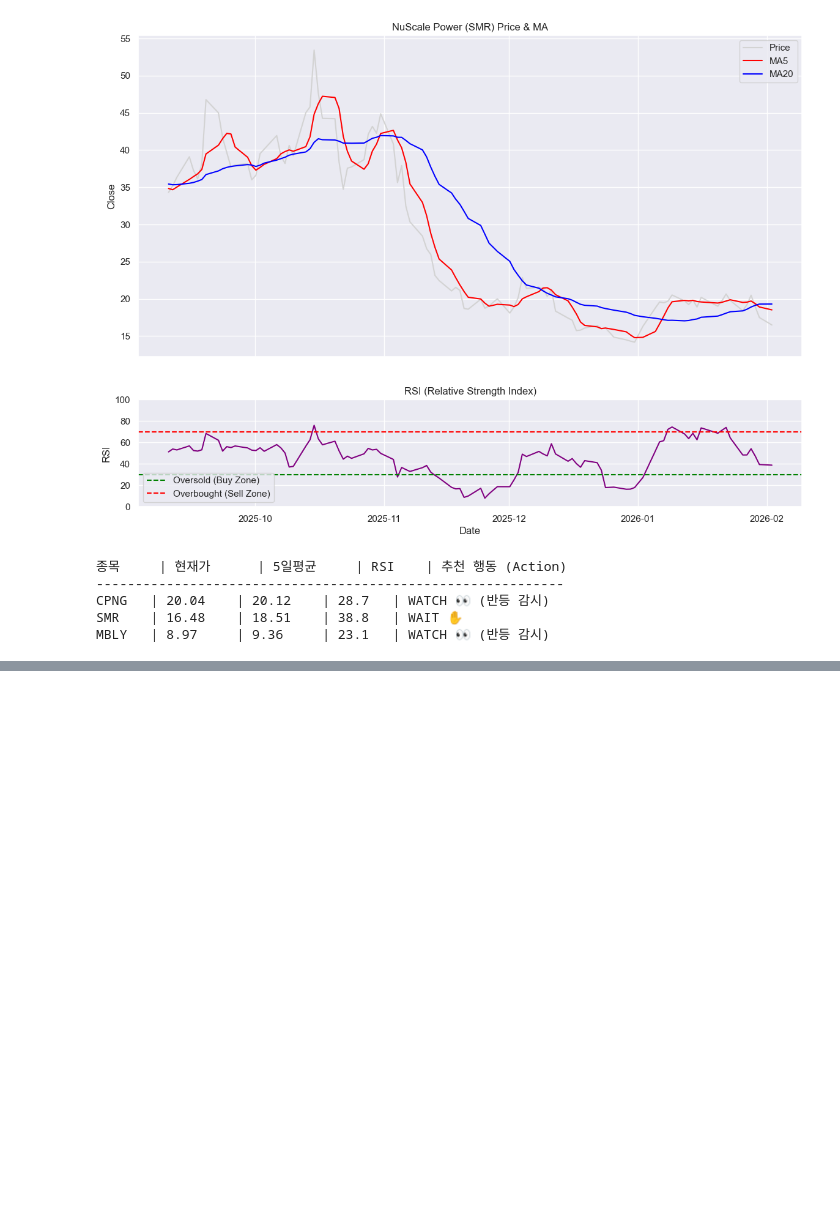
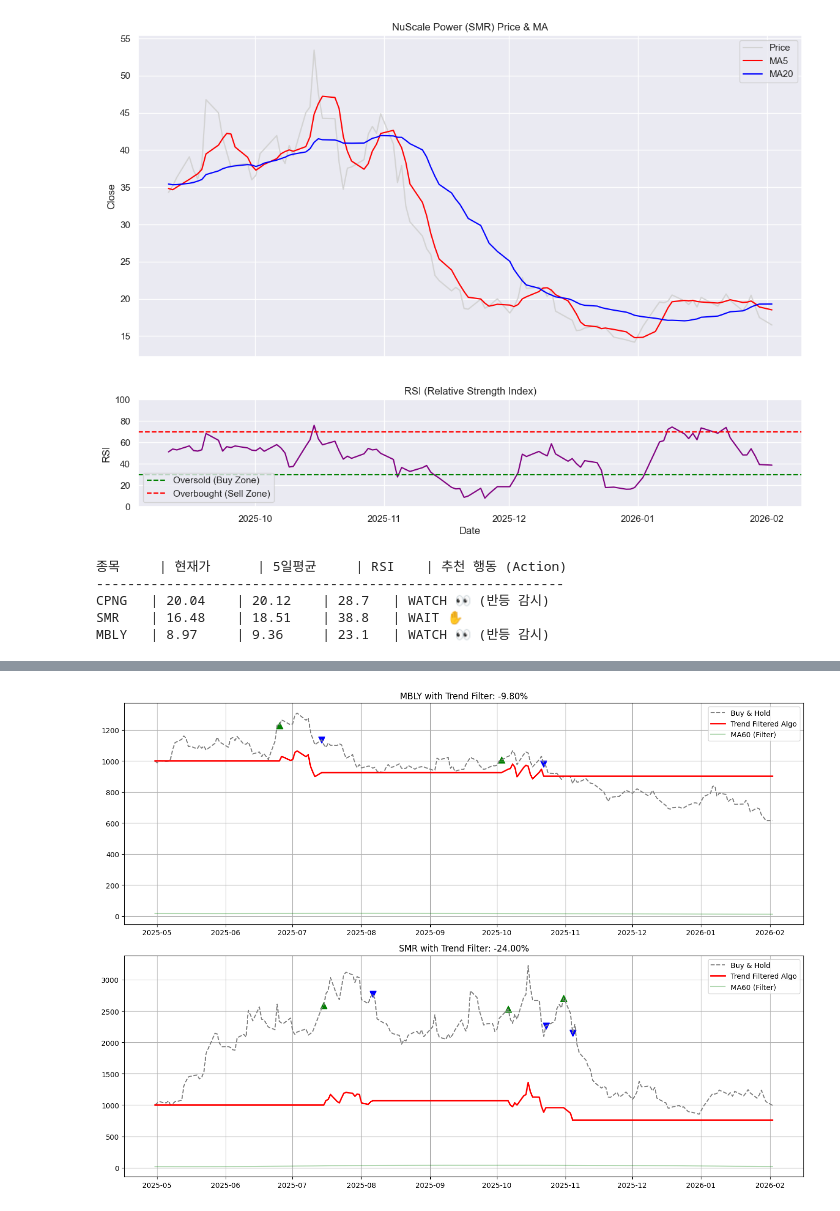
Before and after one commit to DaeHeon-Kim/quant_project, a Jupyter notebook: analysis.ipynb, the cells around one changed output, grey strips where cells are left out. Drawn from its saved outputs; the diff is of its cells as text; code cells hidden in the pictures; blank space fills up the shorter version.

```diff
--- a/analysis.ipynb
+++ b/analysis.ipynb
@@ -236,0 +655,92 @@ MBLY   | 8.97     | 9.36     | 23.1   | WATCH 👀 (반등 감시)
+# %%
+import pandas as pd
+import numpy as np
+import matplotlib.pyplot as plt
+import os
+
+# 손실이 컸던 두 종목 테스트
+tickers = ['MBLY', 'SMR']
+
+plt.figure(figsize=(14, 10))
+
+for idx, ticker in enumerate(tickers):
+    file_path = f'stock_db/{ticker}.csv'
+
+    if os.path.exists(file_path):
+        df = pd.read_csv(file_path)
+        df['Date'] = pd.to_datetime(df['Date'], utc=True)
+        df.set_index('Date', inplace=True)
+        df.sort_index(inplace=True)
+
+        # 1. 이동평균선 계산 (5일, 20일, 60일)
+        df['MA5'] = df['Close'].rolling(window=5).mean()
+        df['MA20'] = df['Close'].rolling(window=20).mean()
+        df['MA60'] = df['Close'].rolling(window=60).mean() # 장기 추세선
+
+        # 2. 백테스팅
+        capital = 1000.0
+        shares = 0
+        position = False
+
+        buy_signals = []
+        sell_signals = []
+        portfolio_value = []
+
+        # 60일선이 생기는 시점부터 시작
+        start_idx = 60
+
+        for i in range(start_idx, len(df)):
+            today = df.iloc[i]
+            yesterday = df.iloc[i-1]
+
+            price = today['Close']
+            date = df.index[i]
+
+            # 골든크로스 & 데드크로스 확인
+            golden_cross = (yesterday['MA5'] < yesterday['MA20']) and (today['MA5'] > today['MA20'])
+            dead_cross = (yesterday['MA5'] > yesterday['MA20']) and (today['MA5'] < today['MA20'])
+
+            # [핵심 수정] 매수 필터 추가: 현재가가 60일선보다 높아야 함! (상승장일 때만)
+            trend_filter = price > today['MA60']
+
+            if not position and golden_cross and trend_filter:
+                shares = capital / price
+                capital = 0
+                position = True
+                buy_signals.append((date, price))
+
+            elif position and dead_cross:
+                capital = shares * price
+                shares = 0
+                position = False
+                sell_signals.append((date, price))
+
+            current_val = capital + (shares * price)
+            portfolio_value.append(current_val)
+
+        # 3. 결과 그리기
+        ax = plt.subplot(2, 1, idx+1)
+        initial_price = df['Close'].iloc[start_idx]
+        buy_hold = (df['Close'].iloc[start_idx:] / initial_price) * 1000
+
+        ax.plot(df.index[start_idx:], buy_hold, label='Buy & Hold', color='gray', linestyle='--')
+        ax.plot(df.index[start_idx:], portfolio_value, label='Trend Filtered Algo', color='red', linewidth=2)
+
+        # 60일선도 같이 그려서 확인 (초록색 점선)
+        ax.plot(df.index[start_idx:], df['MA60'].iloc[start_idx:], label='MA60 (Filter)', color='green', alpha=0.3)
+
+        # 매매 타점
+        for date, price in buy_signals:
+            ax.scatter(date, price * (1000/initial_price), marker='^', color='green', s=80)
+        for date, price in sell_signals:
+            ax.scatter(date, price * (1000/initial_price), marker='v', color='blue', s=80)
+
+        final_return = ((portfolio_value[-1] / 1000) - 1) * 100
+        ax.set_title(f"{ticker} with Trend Filter: {final_return:.2f}%")
+        ax.legend()
+        ax.grid(True)
+
+plt.tight_layout()
+plt.show()
+# %% [output]
+[figure, added]
```
Also changed, not shown: parts of 4 cells of this notebook, 1 other file.
